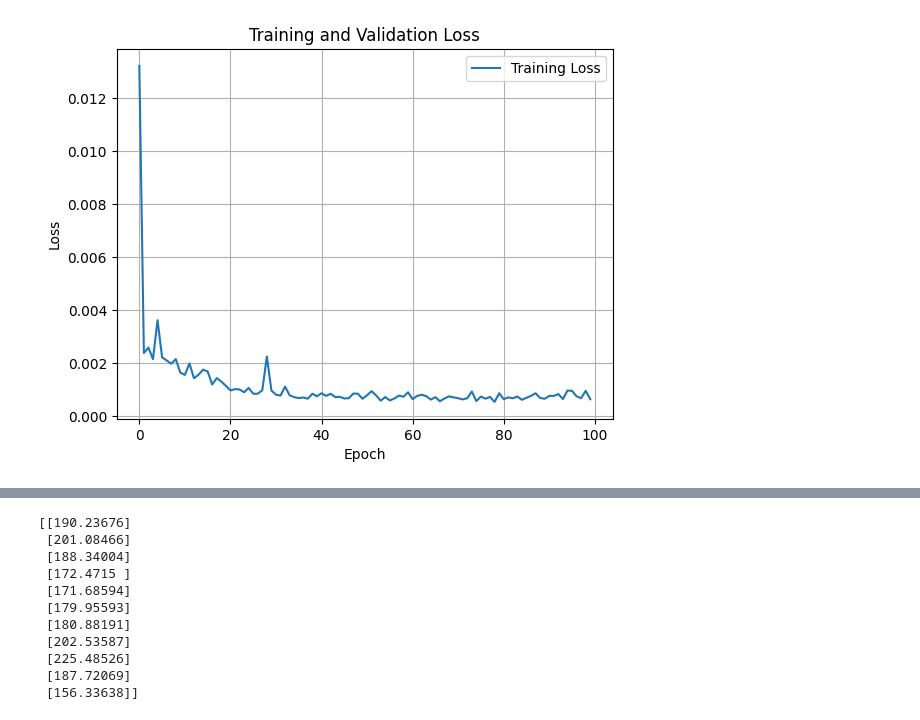
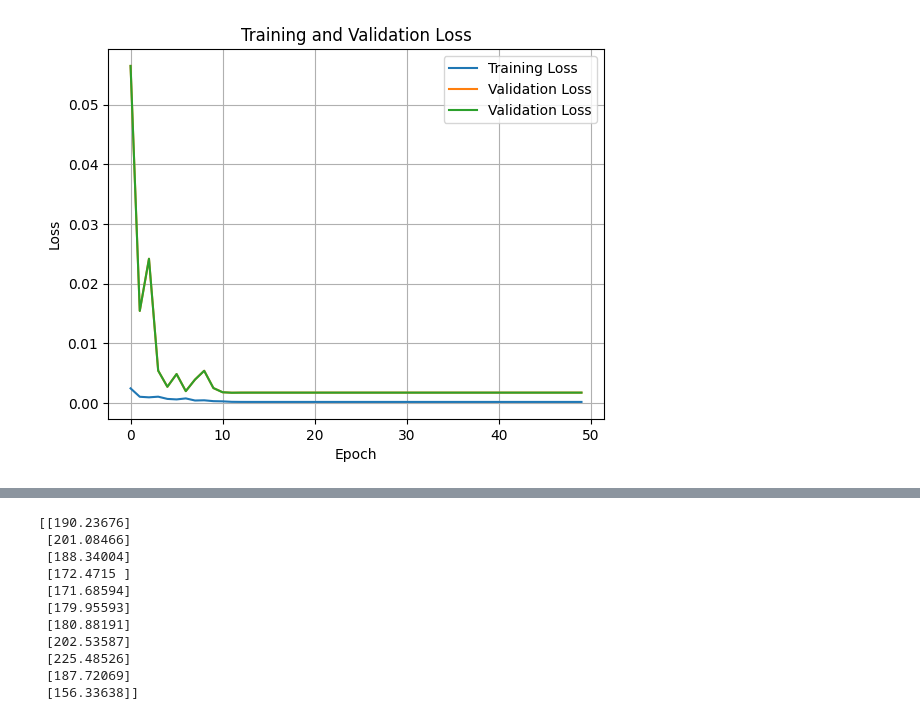
Before and after one commit to nrhevu/stock-agent, a Jupyter notebook: ml/stock_models/scripts.ipynb, the cells around one changed output, grey strips where cells are left out. Drawn from its saved outputs; the diff is of its cells as text; code cells hidden in the pictures.

Commit message:
fix model

```diff
--- a/ml/stock_models/scripts.ipynb
+++ b/ml/stock_models/scripts.ipynb
@@ -10,7 +10,9 @@ from sklearn.model_selection import train_test_split # Tạm dùng để tách v
 from sklearn.metrics import accuracy_score, precision_score, recall_score, f1_score
 import matplotlib.pyplot as plt
 # %%
-CSV_FILE = "/home/haopd/stock/data/GOOGL_1year.csv" # File CSV đã tạo từ bước trước
+CSV_FILE = ["/home/stock-agent/ml/stock_models/data/GOOGL_1year_monthly.csv",
+            "/home/stock-agent/ml/stock_models/data/MSFT_1year_monthly.csv",
+            "/home/stock-agent/ml/stock_models/data/NVDA_1year_monthly.csv"] # File CSV đã tạo từ bước trước
 FEATURES = ['Open', 'High', 'Low', 'Close', 'Volume'] # Các đặc trưng sử dụng
 TARGET = 'Target'
 SEQUENCE_LENGTH = 6 # Sử dụng dữ liệu 6 tháng trước để dự đoán
@@ -23,7 +25,7 @@ TEST_SIZE = 0.15 # Tỷ lệ dữ liệu cho tập test
 VALID_SIZE = 0.15 # Tỷ lệ dữ liệu (của phần còn lại sau test) cho tập validation
 DEVICE = torch.device("cuda" if torch.cuda.is_available() else "cpu")
 # %%
-df_all = pd.read_csv(CSV_FILE, parse_dates=['Date'])
+df_all = pd.read_csv(CSV_FILE[0], parse_dates=['Date'])
 df_all.sort_values(by=['Date'], inplace=True)
 df_all.head()
 # %% [output]
@@ -35,0 +38,12 @@ df_all.head()
+# %%
+from sklearn.preprocessing import MinMaxScaler
+
+scaler = MinMaxScaler(feature_range=(0,1))
+all_data = []
+for csv_file in CSV_FILE:
+    df_all = pd.read_csv(csv_file, parse_dates=['Date'])
+    df_all.sort_values(by=['Date'], inplace=True)
+    data = df_all.filter(['Close'])
+    all_data.append(data)
+all_data = pd.concat(all_data, axis=0)
+scaler.fit(all_data)
@@ -100,17 +96,33 @@ print(x_test.shape)
 # %%
 from keras.models import Sequential
-from keras.layers import Dense, LSTM
-
+from keras.layers import Dense, LSTM, Dropout, BatchNormalization
+from tensorflow.keras.callbacks import ModelCheckpoint
+from tensorflow.keras.callbacks import LearningRateScheduler
+from keras.optimizers import Adam
+def scheduler(epoch, lr):
+    if epoch > 15:
+        return lr * 0.1
+    return lr
+lr_callback = LearningRateScheduler(scheduler)
+checkpoint = ModelCheckpoint(
+    filepath='./models/best_model.h5',
+    monitor='val_loss',       # or 'val_accuracy'
+    save_best_only=True,
+    verbose=1
+)
+optimizer = Adam(learning_rate=0.01)
 # Build the LSTM model
 model = Sequential()
 model.add(LSTM(128, return_sequences=True, input_shape= (x_train.shape[1], 1)))
 model.add(LSTM(64, return_sequences=False))
-model.add(Dense(25))
+model.add(Dense(32,activation='relu'))
 model.add(Dense(1))
 
 # Compile the model
-model.compile(optimizer='adam', loss='mean_squared_error')
+model.compile(optimizer=optimizer, loss='mean_squared_error')
 
 # Train the model
-history = model.fit(x_train, y_train, batch_size=4, epochs=100)
+history = model.fit(x_train, y_train, batch_size=4, epochs=50,
+                    validation_data=(x_test, y_test),
+                    callbacks=[checkpoint, lr_callback])
 # %% [output]
@@ -135,17 +211,18 @@ Epoch 100/100
 # %%
 import matplotlib.pyplot as plt
 
 plt.plot(history.history['loss'], label='Training Loss')
+plt.plot(history.history['val_loss'], label='Validation Loss')
 if 'val_loss' in history.history:
     plt.plot(history.history['val_loss'], label='Validation Loss')
 plt.title('Training and Validation Loss')
 plt.xlabel('Epoch')
 plt.ylabel('Loss')
 plt.legend()
 plt.grid(True)
 plt.show()
 # %% [output]
-[figure, old version]
+[figure, new version]
 # %%
 test_data = scaled_data[training_data_len - SEQUENCE_LENGTH: , :]
 print(len(test_data))
```
Also changed, not shown: parts of 12 cells of this notebook, 13 other files.
